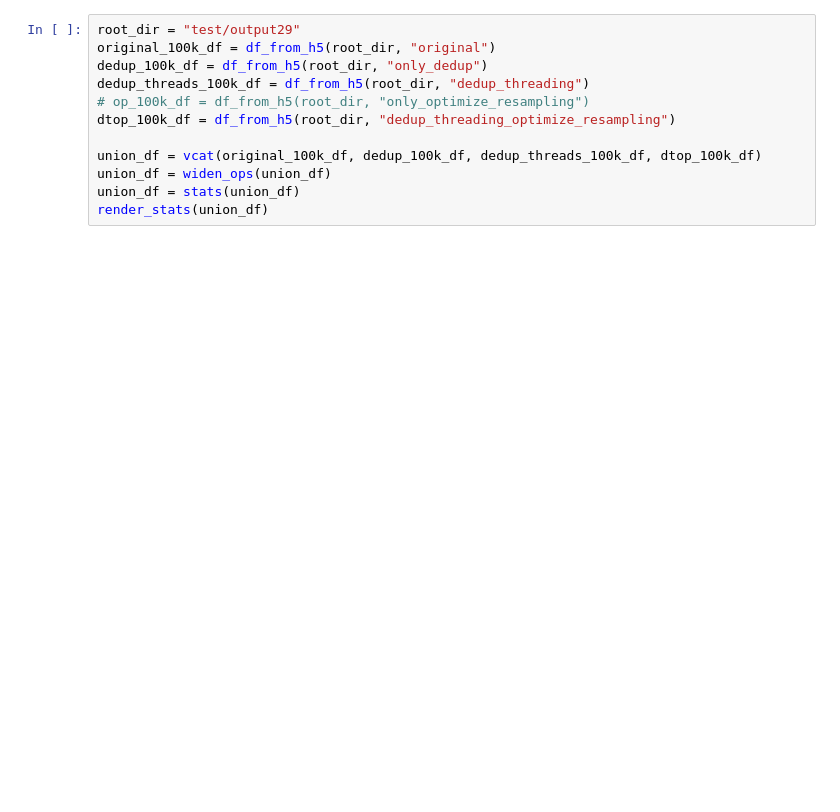
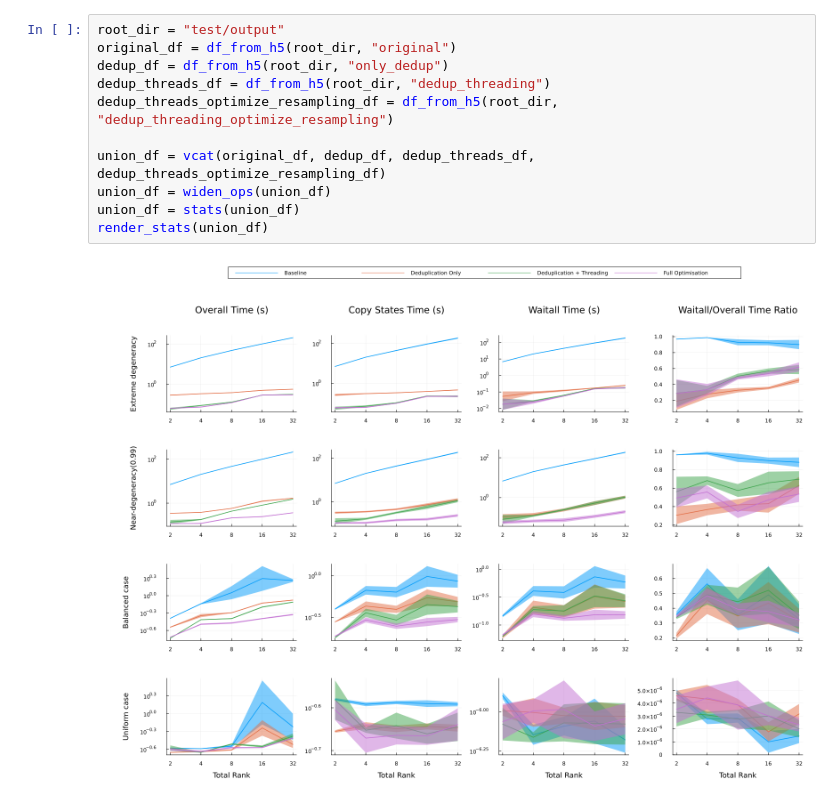
Before and after one commit to Team-RADDISH/ParticleDA.jl, a Jupyter notebook: extra/Plot_copy_states_julia.ipynb, the cells around one changed output. Cells and saved outputs as stored; diff of their text form; blank space fills up the shorter version.

```diff
--- a/extra/Plot_copy_states_julia.ipynb
+++ b/extra/Plot_copy_states_julia.ipynb
@@ -315,12 +326,13 @@ render_stats (generic function with 3 methods)
 # %%
-root_dir = "test/output29"
-original_100k_df = df_from_h5(root_dir, "original")
-dedup_100k_df = df_from_h5(root_dir, "only_dedup")
-dedup_threads_100k_df = df_from_h5(root_dir, "dedup_threading")
-# op_100k_df = df_from_h5(root_dir, "only_optimize_resampling")
-dtop_100k_df = df_from_h5(root_dir, "dedup_threading_optimize_resampling")
+root_dir = "test/output"
+original_df = df_from_h5(root_dir, "original")
+dedup_df = df_from_h5(root_dir, "only_dedup")
+dedup_threads_df = df_from_h5(root_dir, "dedup_threading")
+dedup_threads_optimize_resampling_df = df_from_h5(root_dir, "dedup_threading_optimize_resampling")
 
-union_df = vcat(original_100k_df, dedup_100k_df, dedup_threads_100k_df, dtop_100k_df)
+union_df = vcat(original_df, dedup_df, dedup_threads_df, dedup_threads_optimize_resampling_df)
 union_df = widen_ops(union_df)
 union_df = stats(union_df)
 render_stats(union_df)
+# %% [output]
+[figure, added]
```
Also changed, not shown: parts of 13 cells of this notebook.
